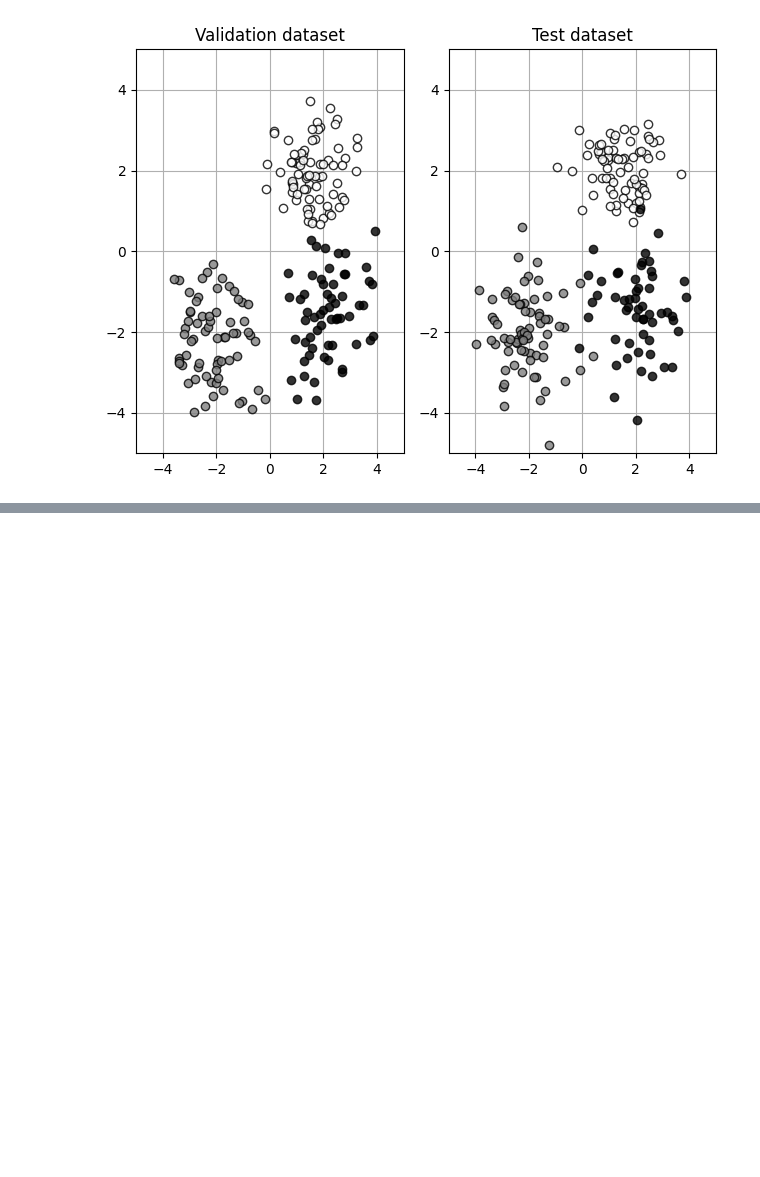
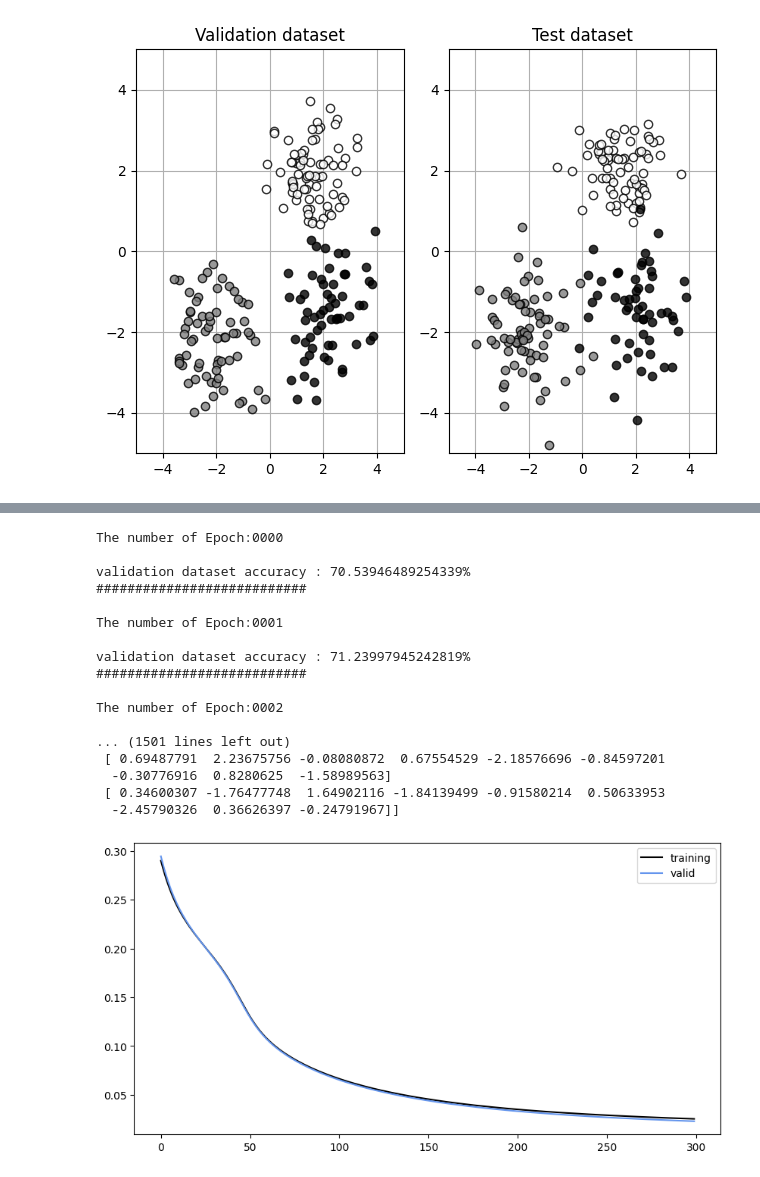
Before and after one commit to gjlee0802/ssu-deep-learning, a Jupyter notebook: hw02/hw02-4.ipynb, the cells around one changed output, grey strips where cells are left out. Saved outputs shown, nothing was run; the diff lists cells and outputs as text; code cells hidden in the pictures; blank space fills up the shorter version.

```diff
--- a/hw02/hw02-4.ipynb
+++ b/hw02/hw02-4.ipynb
@@ -110,0 +270,22 @@ plt.show()
+# %%
+batch_size = 16
+U1_16b, U2_16b = trainingMLP(init_U1, init_U2, batch_size, X_train, X_valid, Y_train, Y_valid, P, C, D)
+# %% [output]
+The number of Epoch:0000
+
+validation dataset accuracy : 70.53946489254339%
+###########################
+
+The number of Epoch:0001
+
+validation dataset accuracy : 71.23997945242819%
+###########################
+
+The number of Epoch:0002
+
+... (1501 lines left out)
+ [ 0.69487791  2.23675756 -0.08080872  0.67554529 -2.18576696 -0.84597201
+  -0.30776916  0.8280625  -1.58989563]
+ [ 0.34600307 -1.76477748  1.64902116 -1.84139499 -0.91580214  0.50633953
+  -2.45790326  0.36626397 -0.24791967]]
+[figure, added]
```
Also changed, not shown: parts of 9 cells of this notebook.
